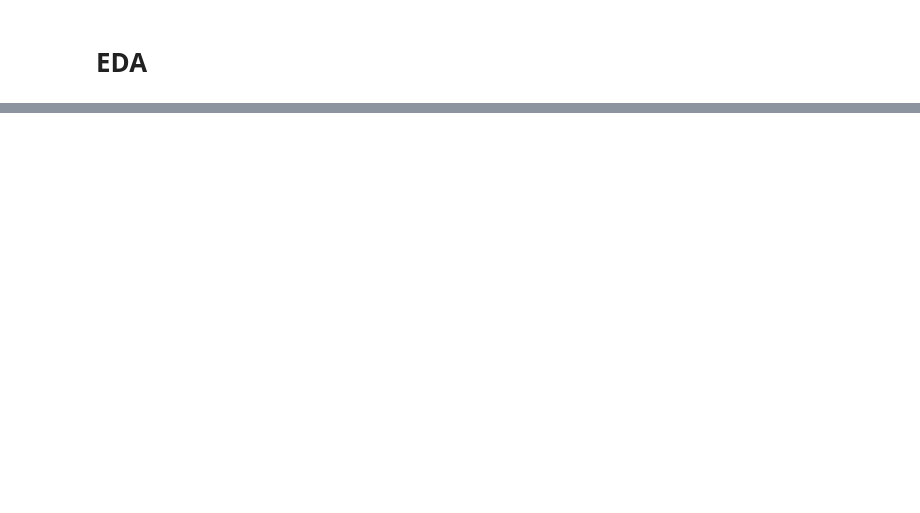
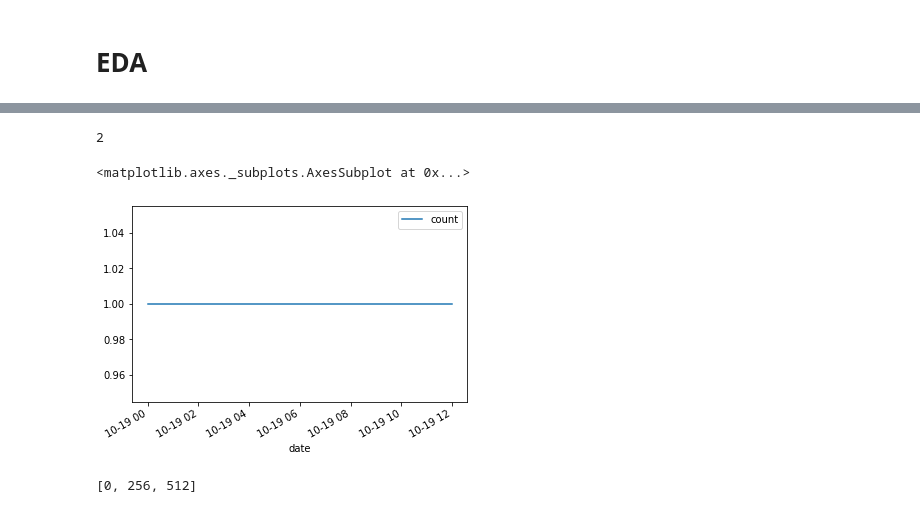
Before and after one commit to NizarGhandri/bitcoin_sentiment_analysis, a Jupyter notebook: Baseline.ipynb, the cells around one changed output, grey strips where cells are left out. Cells and saved outputs as stored; diff of their text form; code cells hidden in the pictures; blank space fills up the shorter version.

```diff
--- a/Baseline.ipynb
+++ b/Baseline.ipynb
@@ -48,0 +138,12 @@ pd.to_csv(a.data, os.path.join("data", "preprocessed.csv"))
+# %%
+f = a.data[(a.data["date"] >= "2021-10-19 00:00:00") & (a.data["date"] < "2021-10-20 00:00:00")]
+print(len(f))
+pd.to_datetime(f['date'], errors="coerce", infer_datetime_format=True).dt.floor("h").value_counts().rename_axis('date').reset_index(name='count').plot(x="date", y="count", )
+# %% [output]
+2
+<matplotlib.axes._subplots.AxesSubplot at 0x...>
+[figure, added]
+# %%
+list(range(0, 750, 256))
+# %% [output]
+[0, 256, 512]
```
Also changed, not shown: parts of 12 cells of this notebook, 8 other files.
